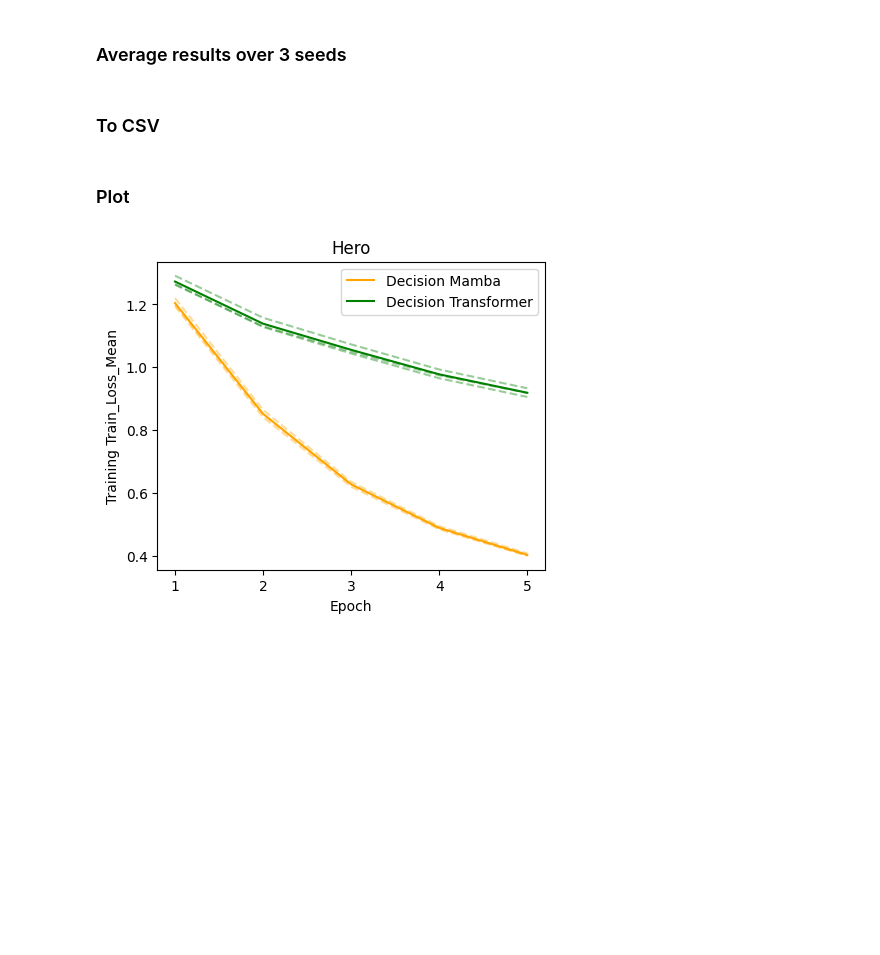
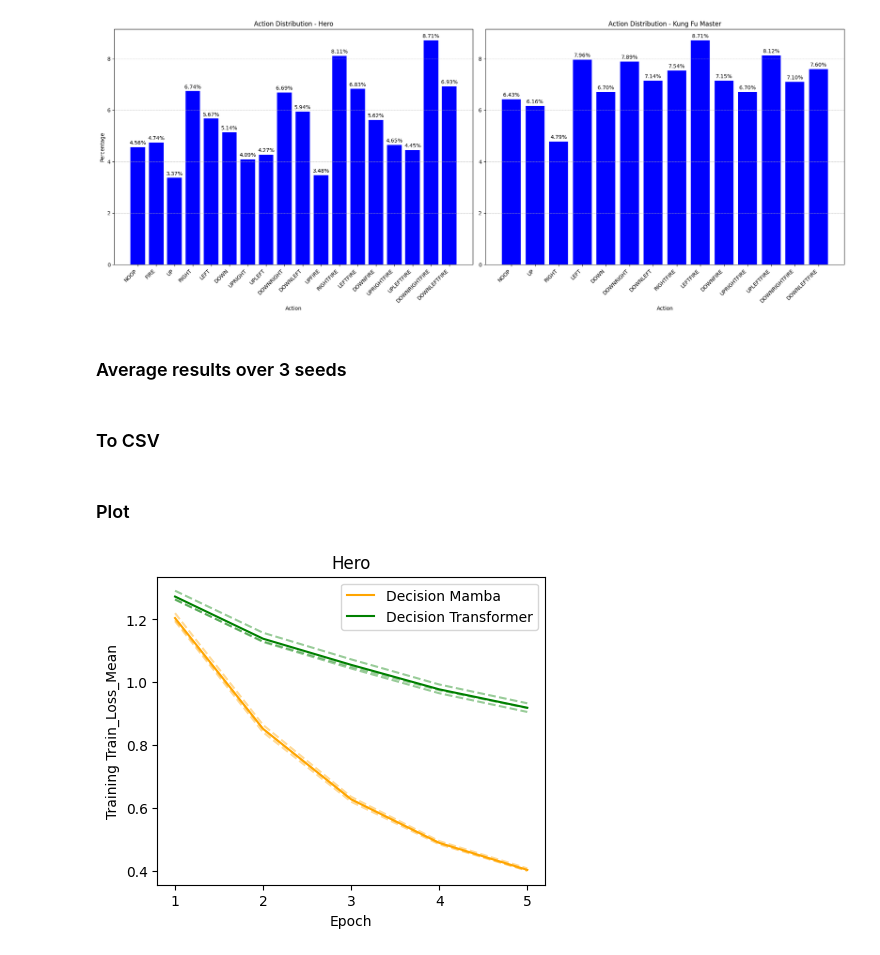
Before and after one commit to 0x1DA9430/Decision-Transformer-vs-Decision-Mamba, a Jupyter notebook: atari/output/plot_output.ipynb, the cells around one changed output. Saved outputs shown, nothing was run; the diff lists cells and outputs as text; code cells hidden in the pictures; blank space fills up the shorter version.

```diff
--- a/atari/output/plot_output.ipynb
+++ b/atari/output/plot_output.ipynb
@@ -6,3 +54,57 @@ import matplotlib.pyplot as plt
+# %%
+import matplotlib.pyplot as plt
+
+# Data for the first plot
+actions_hero = [
+    'NOOP', 'FIRE', 'UP', 'RIGHT', 'LEFT', 'DOWN', 'UPRIGHT', 'UPLEFT',
+    'DOWNRIGHT', 'DOWNLEFT', 'UPFIRE', 'RIGHTFIRE', 'LEFTFIRE', 'DOWNFIRE',
+    'UPRIGHTFIRE', 'UPLEFTFIRE', 'DOWNRIGHTFIRE', 'DOWNLEFTFIRE'
+]
+percentages_hero = [
+    4.56, 4.74, 3.37, 6.74, 5.67, 5.14, 4.09, 4.27, 6.69, 5.94, 3.48, 8.11,
+    6.83, 5.62, 4.65, 4.45, 8.71, 6.93
+]
+# Data for the second plot (Kung Fu Master)
+actions_kfm = [
+    'NOOP', 'UP', 'RIGHT', 'LEFT', 'DOWN', 'DOWNRIGHT', 'DOWNLEFT',
+    'RIGHTFIRE', 'LEFTFIRE', 'DOWNFIRE', 'UPRIGHTFIRE', 'UPLEFTFIRE', 'DOWNRIGHTFIRE', 'DOWNLEFTFIRE'
+]
+percentages_kfm = [
+    6.43, 6.16, 4.79, 7.96, 6.70, 7.89, 7.14,
+    7.54, 8.71, 7.15, 6.70, 8.12, 7.10, 7.60
+]
+
+# Create figure and axes
+fig, (ax1, ax2) = plt.subplots(1, 2, figsize=(20, 8))  # 1 row, 2 columns
+
+# Plotting the first subplot (Hero)
+ax1.bar(actions_hero, percentages_hero, color='blue')
+ax1.set_title('Action Distribution - Hero')
+ax1.set_xlabel('Action')
+ax1.set_ylabel('Percentage')
+ax1.set_xticklabels(actions_hero, rotation=45, ha='right')
+ax1.grid(True, which='both', axis='y', linestyle='--', linewidth=0.5)
+
+# Adding percentage labels to the first plot
+for i, v in enumerate(percentages_hero):
+    ax1.text(i, v + 0.1, f"{v:.2f}%", ha='center', color='black')
+
+# Plotting the second subplot (Kung Fu Master)
+ax2.bar(actions_kfm, percentages_kfm, color='blue')
+ax2.set_title('Action Distribution - Kung Fu Master')
+ax2.set_xlabel('Action')
+ax2.set_xticklabels(actions_kfm, rotation=45, ha='right')
+ax2.grid(True, which='both', axis='y', linestyle='--', linewidth=0.5)
+
+# Adding percentage labels to the second plot
+for i, v in enumerate(percentages_kfm):
+    ax2.text(i, v + 0.1, f"{v:.2f}%", ha='center', color='black')
+
+# Adjust layout to prevent overlap
+plt.tight_layout()
+plt.show()
+# %% [output]
+[figure, added]
 # %% [markdown]
 ### Average results over 3 seeds
 # %%
```
Also changed, not shown: parts of 3 cells of this notebook, 5 other files.
